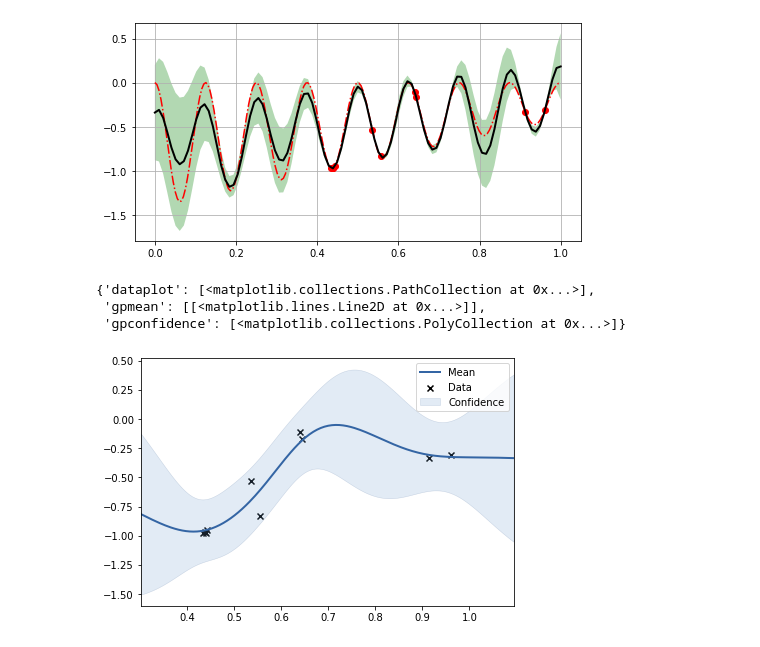
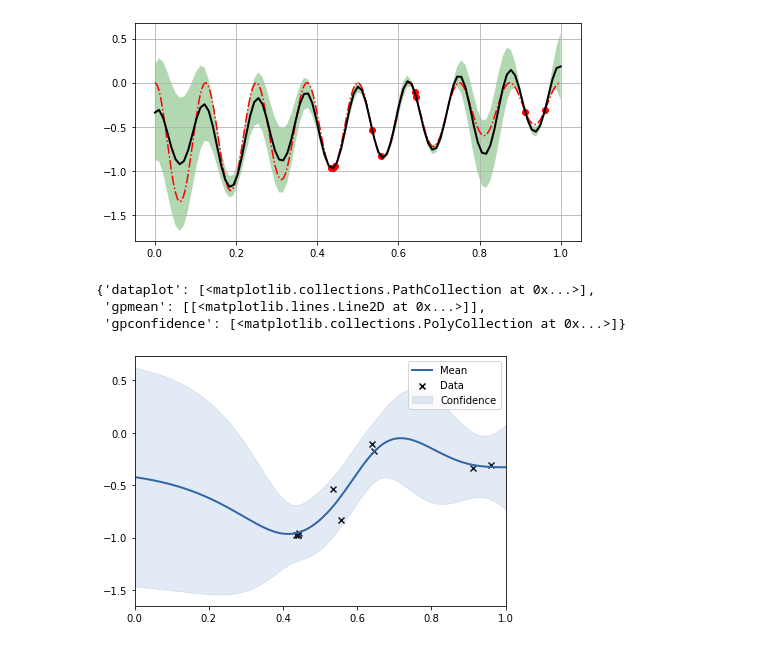
Before and after one commit to luck1226/multisource_deepGaussianProcess, a Jupyter notebook: MF_DGP_demo_nonlinearA_RBF.ipynb, the cells around one changed output. Saved outputs shown, nothing was run; the diff lists cells and outputs as text; code cells hidden in the pictures.

```diff
--- a/MF_DGP_demo_nonlinearA_RBF.ipynb
+++ b/MF_DGP_demo_nonlinearA_RBF.ipynb
@@ -176,10 +176,11 @@ fig.savefig('nonlinearA.pdf', bbox_inches='tight')
 # %%
 d_rbf = deepRBF(input_dim=X2.shape[1])
 m3 = GPy.models.GPRegression(X2, Ye,d_rbf)
 m3.optimize()
-m3.plot()
+#m3.optimize_restarts(num_restarts = 10)
+m3.plot([0,1])
 # %% [output]
 {'dataplot': [<matplotlib.collections.PathCollection at 0x...>],
  'gpmean': [[<matplotlib.lines.Line2D at 0x...>]],
  'gpconfidence': [<matplotlib.collections.PolyCollection at 0x...>]}
-[figure, old version]
+[figure, new version]
```
Also changed, not shown: parts of 9 cells of this notebook.
